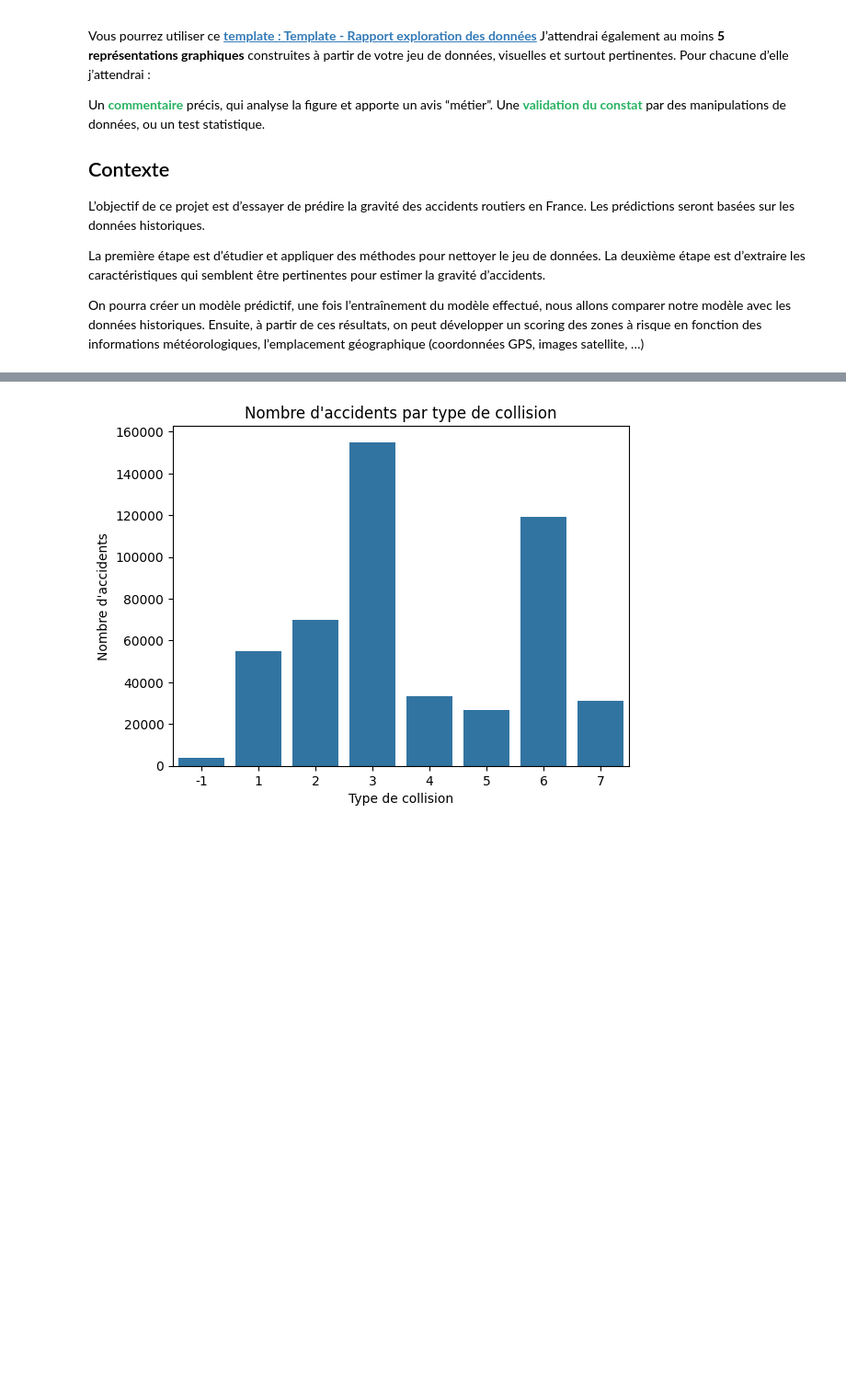
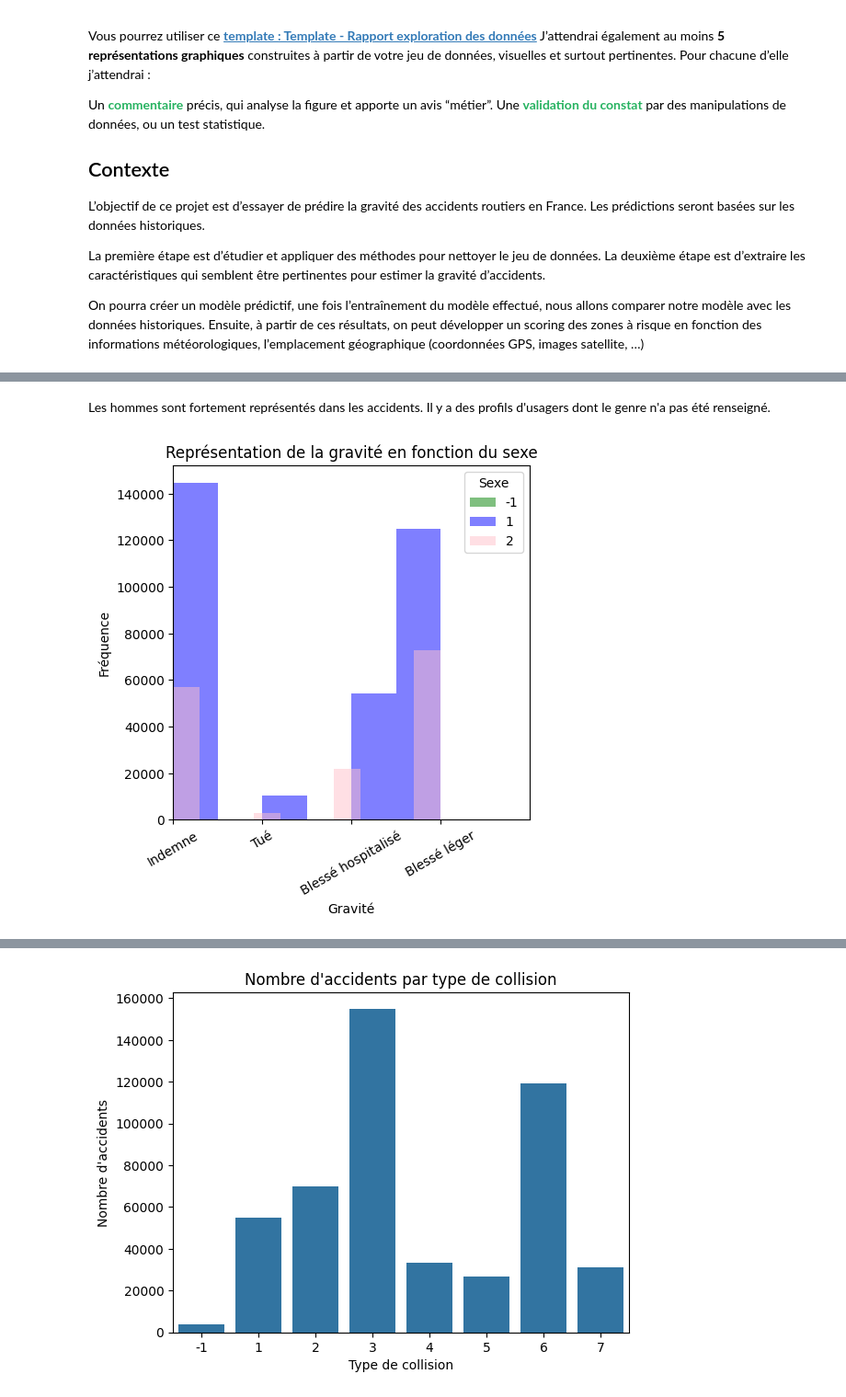
Before and after one commit to Nujadn/accident_route, a Jupyter notebook: analyse_exploratoire.ipynb, the cells around one changed output, grey strips where cells are left out. Shown at 92% size. Drawn from its saved outputs; the diff is of its cells as text; code cells hidden in the pictures; blank space fills up the shorter version.

```diff
--- a/analyse_exploratoire.ipynb
+++ b/analyse_exploratoire.ipynb
@@ -211,0 +260,21 @@ memory usage: 203.6+ MB
+# %% [markdown]
+Les hommes sont fortement représentés dans les accidents. Il y a des profils d'usagers dont le genre n'a pas été renseigné.
+# %%
+# Représentation des accidents en fonction du genre et de la gravité
+
+colors = {1: 'blue', 2: 'pink', -1:'green'}
+
+plt.figure(figsize=(5, 5))
+
+for sexe, data in df.groupby('sexe'):
+    plt.hist(data['grav'], color=colors[sexe], label=sexe, alpha=0.5)
+
+plt.legend(title='Sexe')
+plt.xlabel('Gravité')
+plt.xlim(1,5)
+plt.xticks([1, 2, 3, 4], ['Indemne', 'Tué' ,'Blessé hospitalisé','Blessé léger'], rotation=30)
+plt.ylabel('Fréquence')
+plt.title('Représentation de la gravité en fonction du sexe')
+plt.show()
+# %% [output]
+[figure, added]
```
Also changed, not shown: parts of 72 cells of this notebook.
